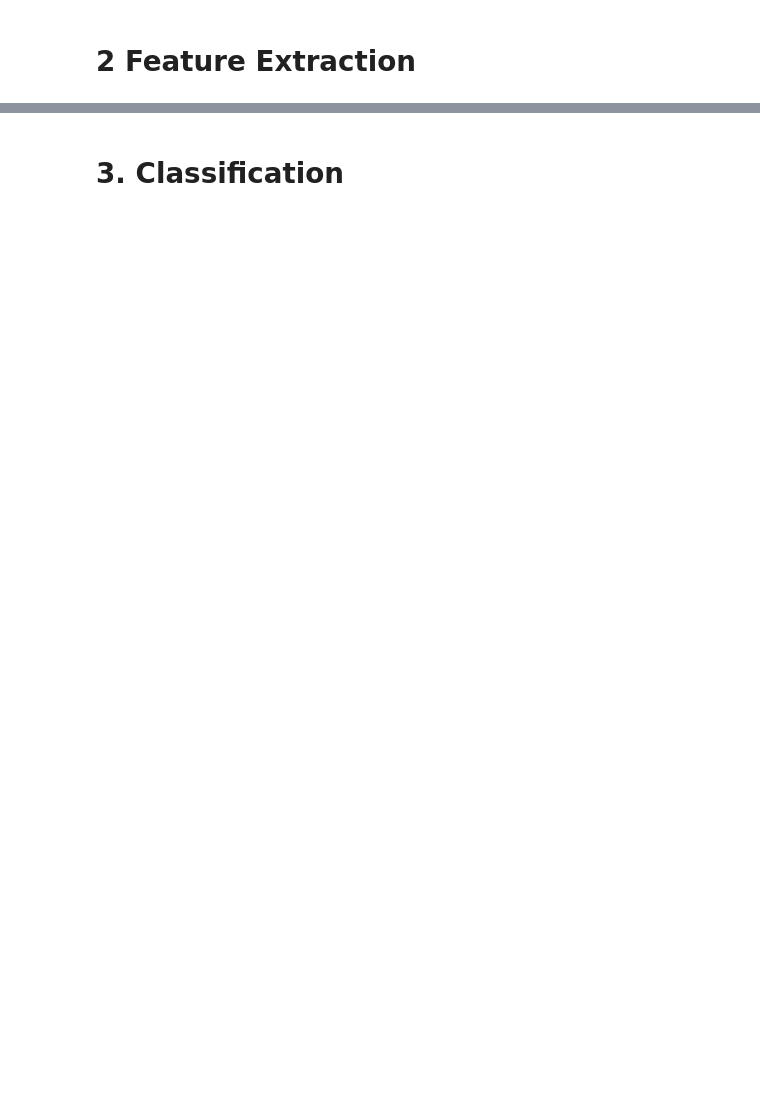
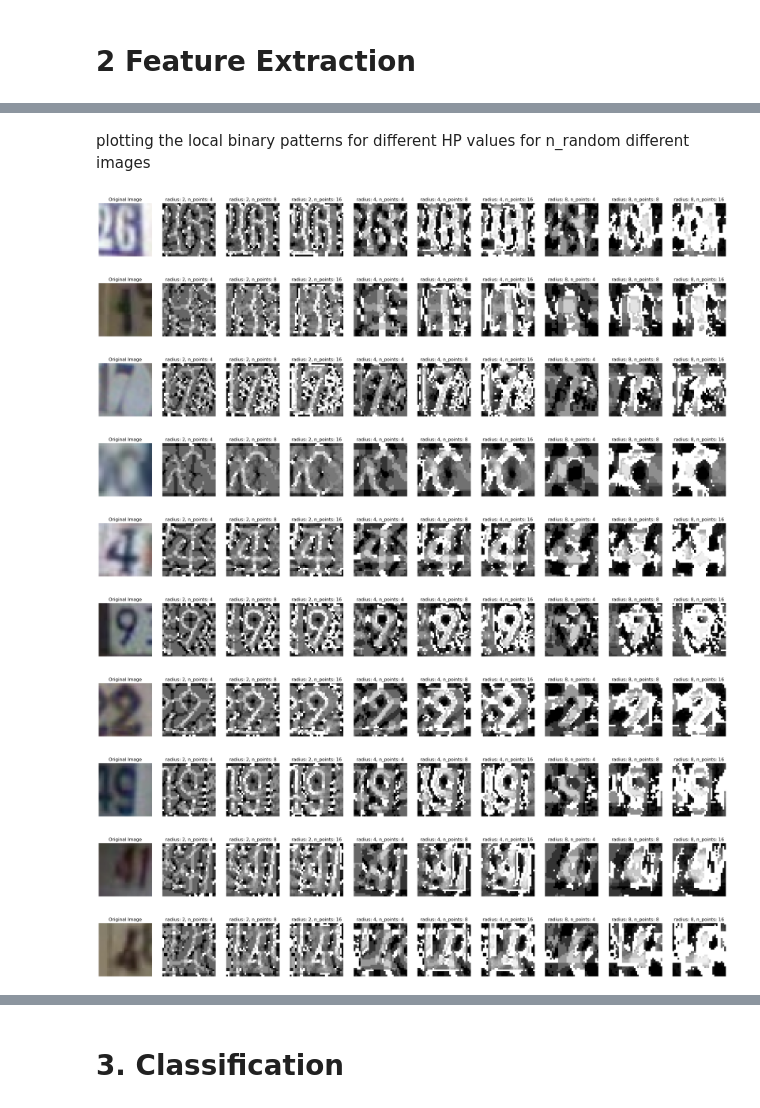
Before and after one commit to LouisSko/pattern-recognition-term-project, a Jupyter notebook: project_1.ipynb, the cells around one changed output, grey strips where cells are left out. Saved outputs shown, nothing was run; the diff lists cells and outputs as text; code cells hidden in the pictures; blank space fills up the shorter version.

```diff
--- a/project_1.ipynb
+++ b/project_1.ipynb
@@ -310,0 +128,15 @@ print("Silhouette Coefficient:", silhouette)
+# %% [markdown]
+plotting the local binary patterns for different HP values for n_random different images
+# %%
+grid_search_lbp(train_images, n_random = 10, radius_values=[2, 4, 8], n_points_values=[4, 8, 16])
+# %% [output]
+[figure, added]
+[figure, added]
+[figure, added]
+[figure, added]
+[figure, added]
+[figure, added]
+[figure, added]
+[figure, added]
+[figure, added]
+[figure, added]
```
Also changed, not shown: parts of 162 cells of this notebook, 5 other files.
